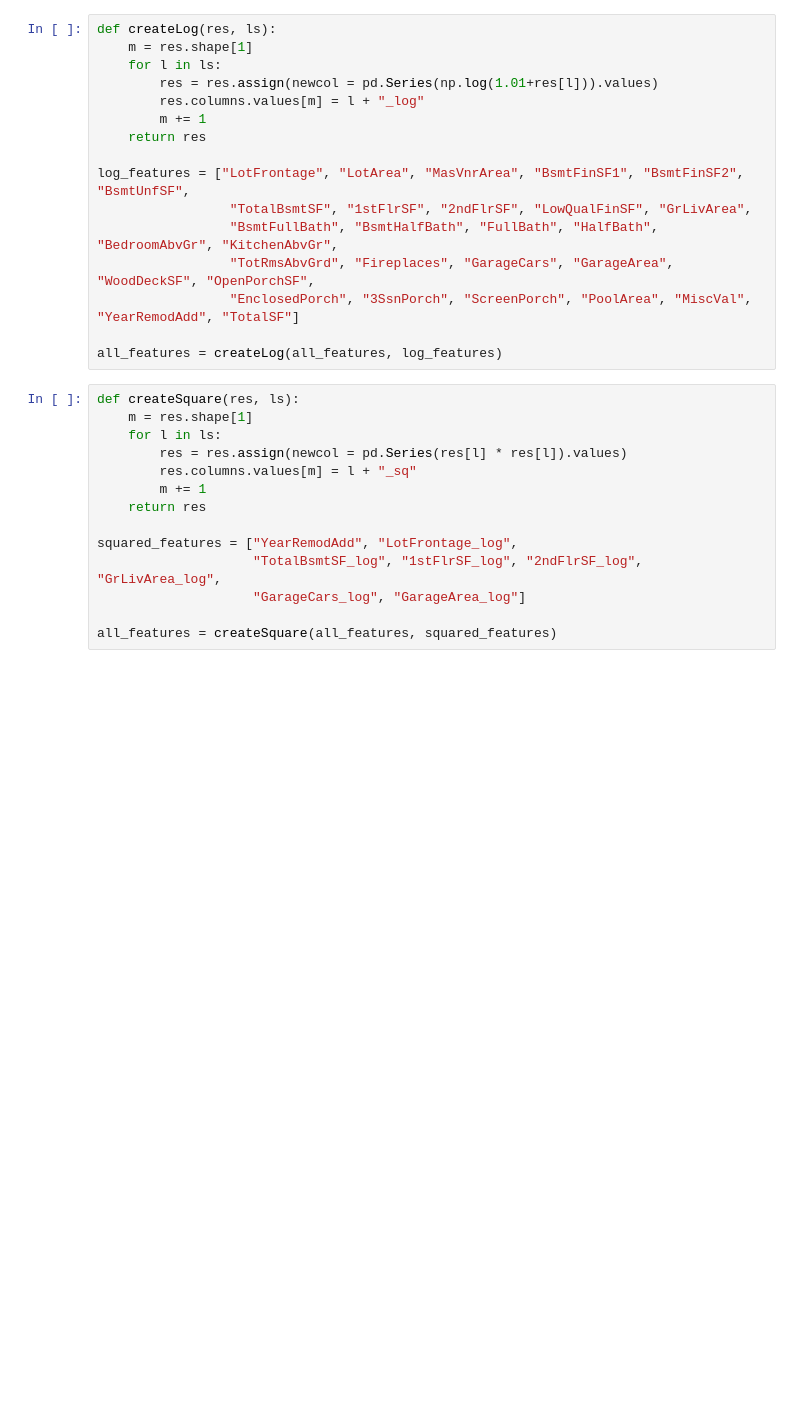
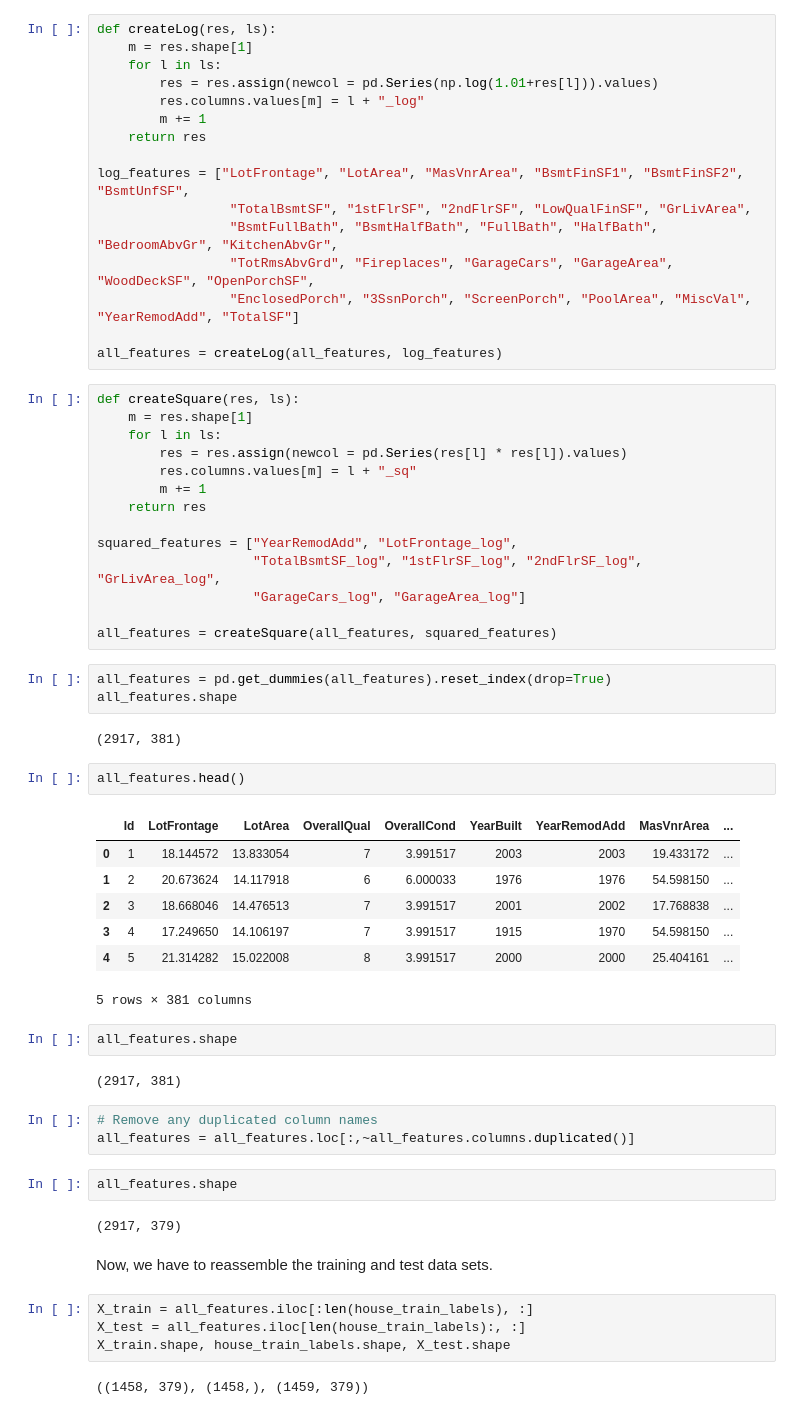
Before and after one commit to sdomoszlai13/predicting-housing-prices, a Jupyter notebook: predicting-house-prices.ipynb, the cells around one changed output. Saved outputs shown, nothing was run; the diff lists cells and outputs as text; blank space fills up the shorter version.

Commit message:
Removed duplicate columns; reassembled training and test sets.

```diff
--- a/predicting-house-prices.ipynb
+++ b/predicting-house-prices.ipynb
@@ -510,3 +510,37 @@ squared_features = ["YearRemodAdd", "LotFrontage_log",
                     "GarageCars_log", "GarageArea_log"]
 
 all_features = createSquare(all_features, squared_features)
+# %%
+all_features = pd.get_dummies(all_features).reset_index(drop=True)
+all_features.shape
+# %% [output]
+(2917, 381)
+# %%
+all_features.head()
+# %% [output]
+|  | Id | LotFrontage | LotArea | OverallQual | OverallCond | YearBuilt | YearRemodAdd | MasVnrArea | ... |
+| 0 | 1 | 18.144572 | 13.833054 | 7 | 3.991517 | 2003 | 2003 | 19.433172 | ... |
+| 1 | 2 | 20.673624 | 14.117918 | 6 | 6.000033 | 1976 | 1976 | 54.598150 | ... |
+| 2 | 3 | 18.668046 | 14.476513 | 7 | 3.991517 | 2001 | 2002 | 17.768838 | ... |
+| 3 | 4 | 17.249650 | 14.106197 | 7 | 3.991517 | 1915 | 1970 | 54.598150 | ... |
+| 4 | 5 | 21.314282 | 15.022008 | 8 | 3.991517 | 2000 | 2000 | 25.404161 | ... |
+5 rows × 381 columns
+# %%
+all_features.shape
+# %% [output]
+(2917, 381)
+# %%
+# Remove any duplicated column names
+all_features = all_features.loc[:,~all_features.columns.duplicated()]
+# %%
+all_features.shape
+# %% [output]
+(2917, 379)
+# %% [markdown]
+Now, we have to reassemble the training and test data sets.
+# %%
+X_train = all_features.iloc[:len(house_train_labels), :]
+X_test = all_features.iloc[len(house_train_labels):, :]
+X_train.shape, house_train_labels.shape, X_test.shape
+# %% [output]
+((1458, 379), (1458,), (1459, 379))
```
Also changed, not shown: parts of 1 cell of this notebook.
